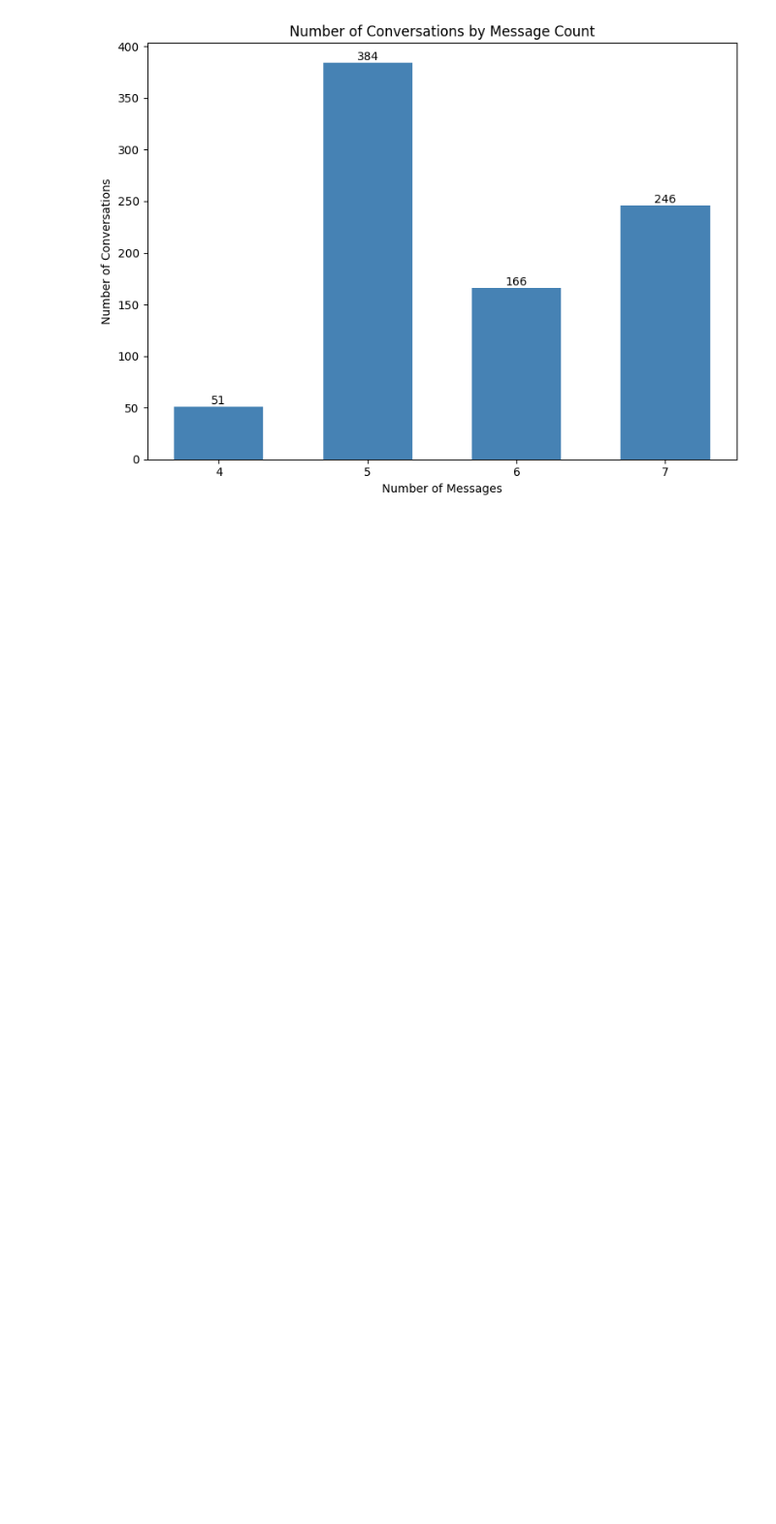
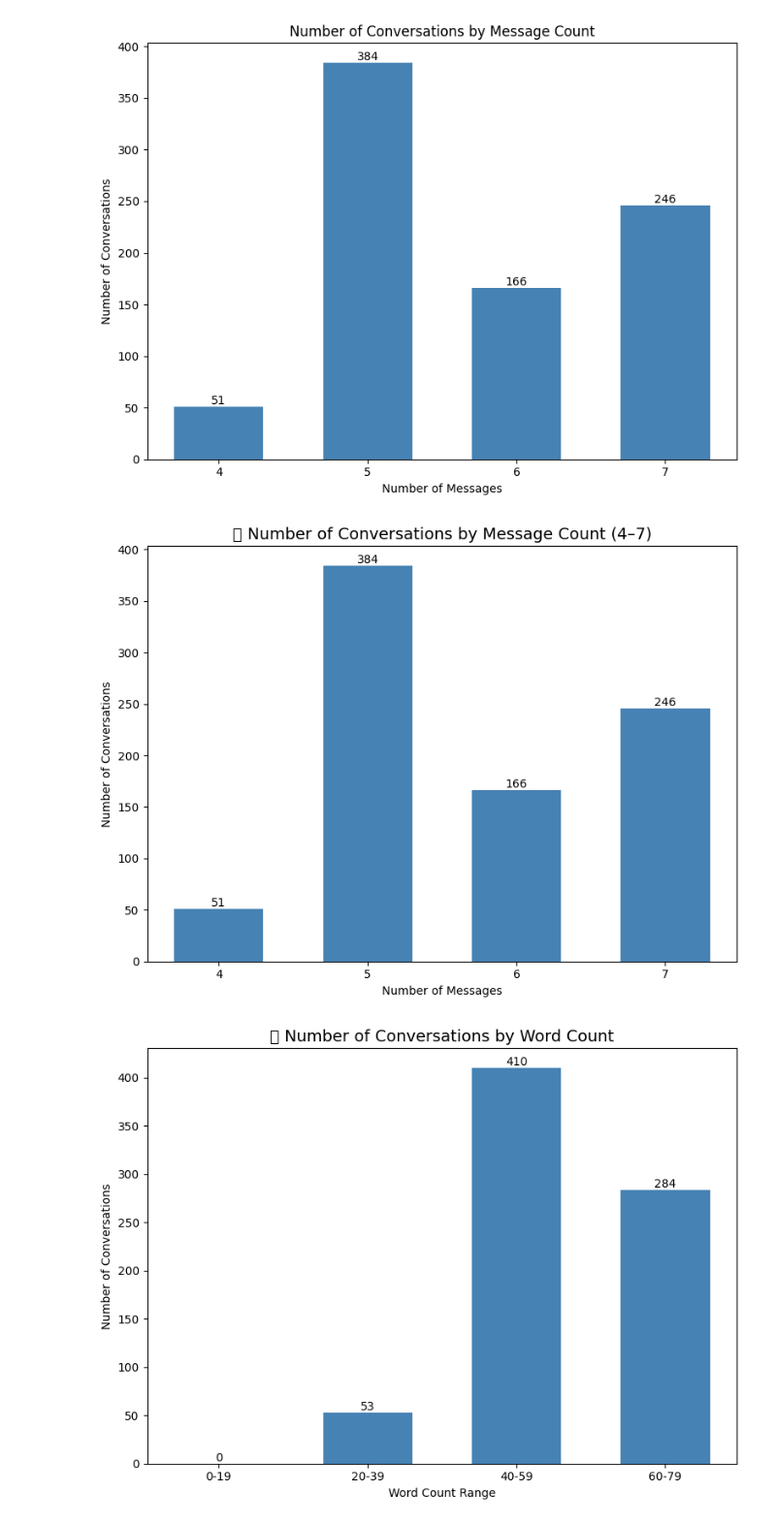
Before and after one commit to Hiida3li/DE-cycle, a Jupyter notebook: data_initial/synthetic_initial.ipynb, the cells around one changed output. Shown at 97% size. Drawn from its saved outputs; the diff is of its cells as text; code cells hidden in the pictures; blank space fills up the shorter version.

```diff
--- a/data_initial/synthetic_initial.ipynb
+++ b/data_initial/synthetic_initial.ipynb
@@ -53,3 +53,58 @@ plt.tight_layout()
 plt.show()
 # %% [output]
 [figure]
+# %%
+import json
+import pandas as pd
+import matplotlib.pyplot as plt
+
+# Load dataset
+with open("gulf_chats_merged_all.json", "r", encoding="utf-8") as f:
+    data = json.load(f)
+
+# Convert to DataFrame
+df = pd.DataFrame(data)
+
+# Calculate number of messages
+df['message_count'] = df['messages'].apply(len)
+
+# Combine all messages into one text per conversation
+df['conversation_text'] = df['messages'].apply(lambda msgs: ' '.join(msgs))
+
+# Calculate number of words per conversation
+df['word_count'] = df['conversation_text'].apply(lambda text: len(text.split()))
+
+message_dist = df['message_count'].value_counts().sort_index()
+filtered_msg_dist = message_dist[(message_dist.index >= 4) & (message_dist.index <= 7)]
+
+plt.figure(figsize=(8, 6))
+bars = plt.bar(filtered_msg_dist.index.astype(str), filtered_msg_dist.values, color='steelblue', width=0.6)
+plt.title("📊 Number of Conversations by Message Count (4–7)", fontsize=14)
+plt.xlabel("Number of Messages")
+plt.ylabel("Number of Conversations")
+for bar in bars:
+    height = bar.get_height()
+    plt.text(bar.get_x() + bar.get_width()/2., height, f'{height}', ha='center', va='bottom')
+plt.tight_layout()
+plt.show()
+
+
+bins = range(0, 100, 20)
+labels = [f"{b}-{b+19}" for b in bins[:-1]]
+df['word_bin'] = pd.cut(df['word_count'], bins=bins, labels=labels, right=False)
+
+word_dist = df['word_bin'].value_counts().sort_index()
+
+plt.figure(figsize=(8, 6))
+bars = plt.bar(word_dist.index.astype(str), word_dist.values, color='steelblue', width=0.6)
+plt.title("📊 Number of Conversations by Word Count", fontsize=14)
+plt.xlabel("Word Count Range")
+plt.ylabel("Number of Conversations")
+for bar in bars:
+    height = bar.get_height()
+    plt.text(bar.get_x() + bar.get_width()/2., height, f'{height}', ha='center', va='bottom')
+plt.tight_layout()
+plt.show()
+# %% [output]
+[figure, added]
+[figure, added]
```
